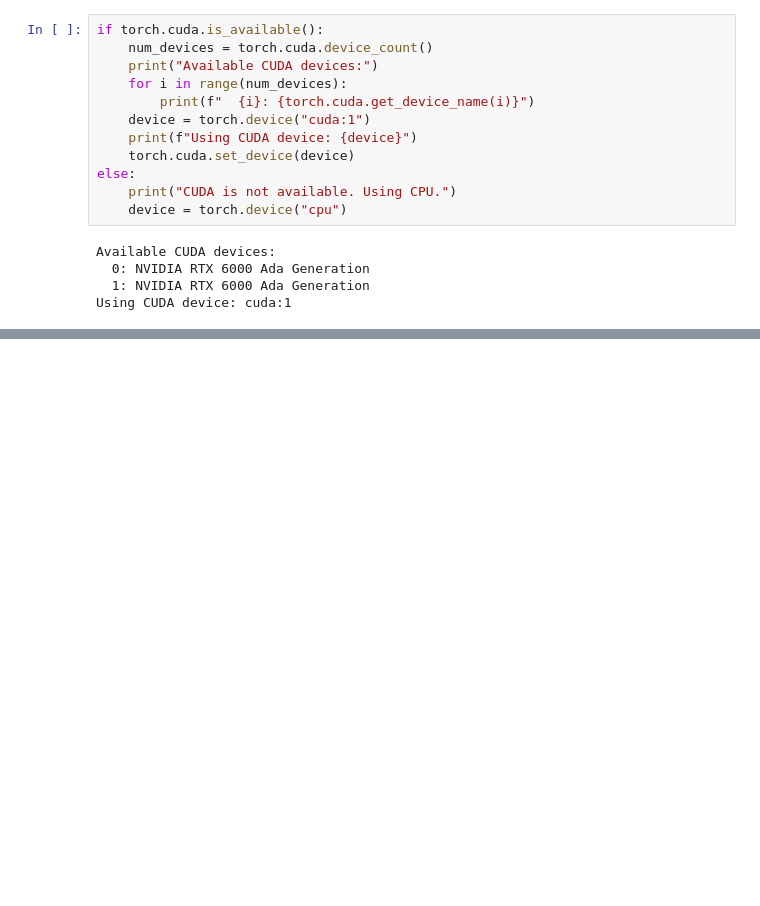
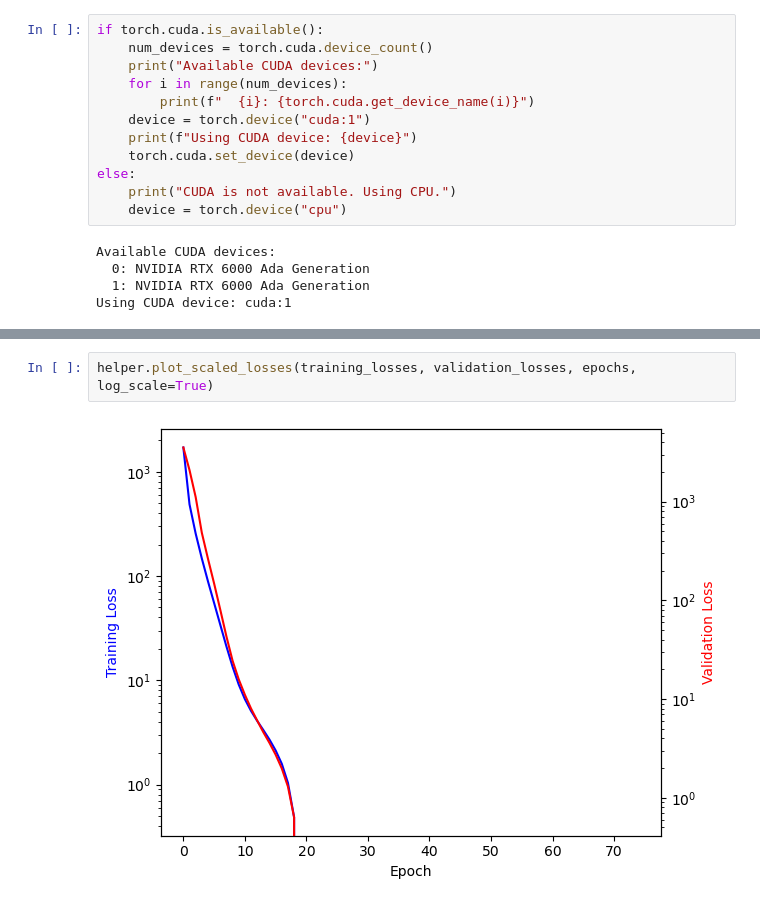
Before and after one commit to egerc/pytorch_exercises, a Jupyter notebook: Notebooks/240328_Variational_Autoencoder.ipynb, the cells around one changed output, grey strips where cells are left out. Drawn from its saved outputs; the diff is of its cells as text; blank space fills up the shorter version.

```diff
--- a/Notebooks/240328_Variational_Autoencoder.ipynb
+++ b/Notebooks/240328_Variational_Autoencoder.ipynb
@@ -173,0 +173,4 @@ helper.plot_scaled_losses(training_losses, validation_losses, epochs)
+# %%
+helper.plot_scaled_losses(training_losses, validation_losses, epochs, log_scale=True)
+# %% [output]
+[figure, added]
```
Also changed, not shown: parts of 9 cells of this notebook.
